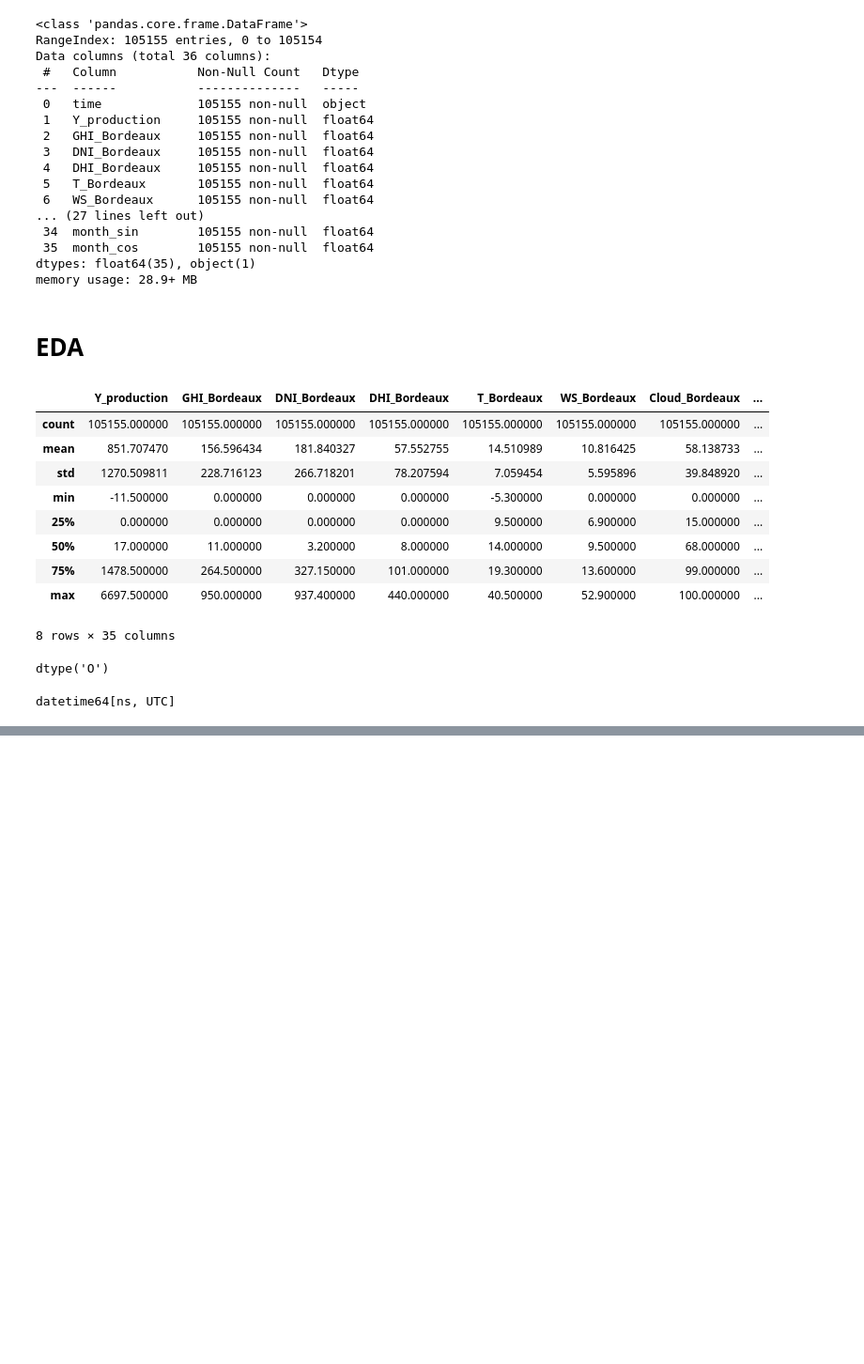
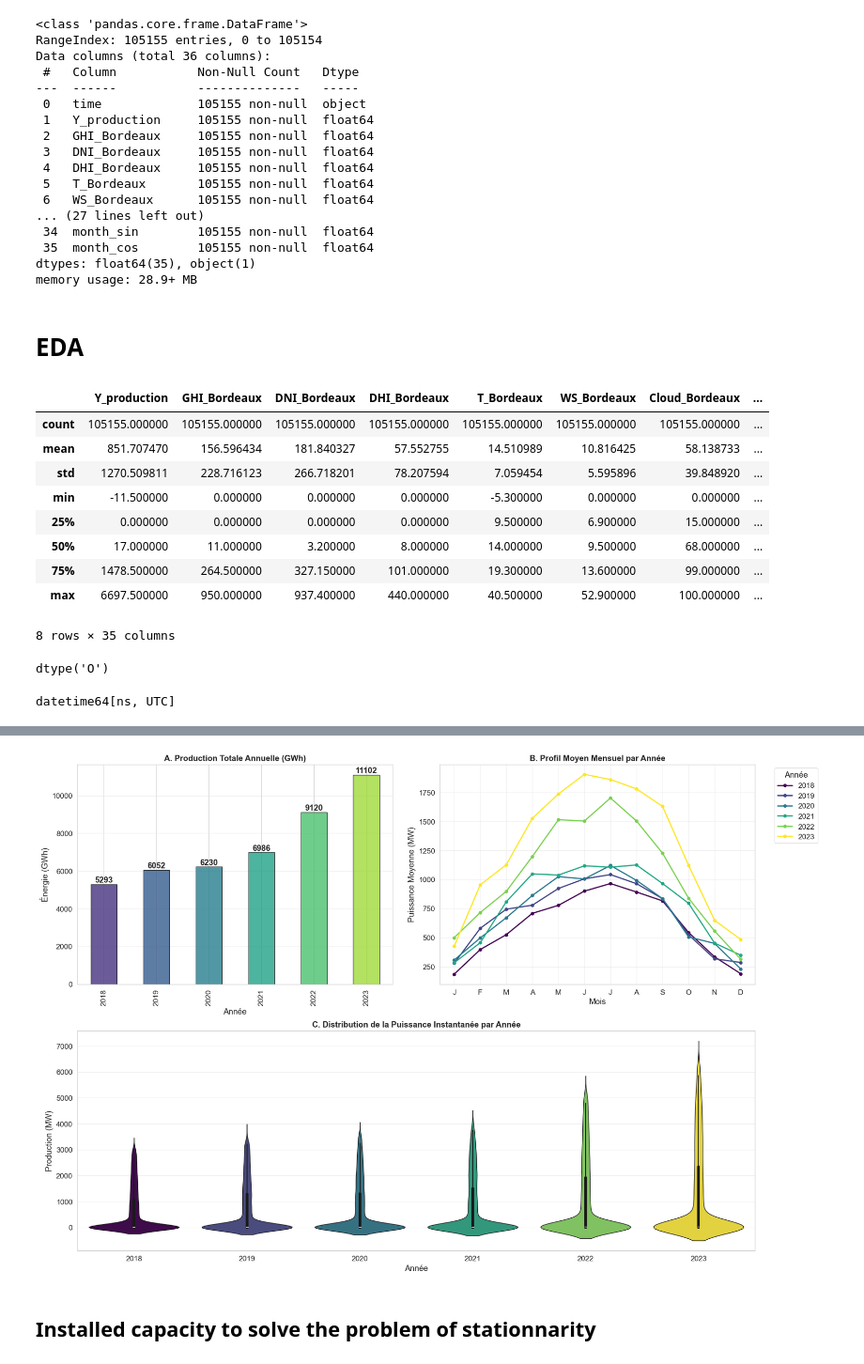
Before and after one commit to IshaghCheikh/PythonProject, a Jupyter notebook: main.ipynb, the cells around one changed output, grey strips where cells are left out. Shown at 94% size. Cells and saved outputs as stored; diff of their text form; code cells hidden in the pictures; blank space fills up the shorter version.

```diff
--- a/main.ipynb
+++ b/main.ipynb
@@ -81,0 +198,57 @@ Name: time, Length: 105155, dtype: datetime64[ns, UTC]
+# %%
+# Préparation des données agrégées
+df['year'] = df.index.year
+df['month'] = df.index.month
+
+# --- 1. Calcul de l'Énergie Totale (Intégration) ---
+# Attention aux unités : On a des MW toutes les 30 min.
+# Énergie (MWh) = Puissance (MW) * Temps (0.5 h)
+annual_energy = df.groupby('year')['Y_production'].sum() * 0.5 / 1000 # Conversion en GWh
+
+# --- 2. Comparaison des Profils Moyens Mensuels ---
+monthly_profile = df.groupby(['year', 'month'])['Y_production'].mean().unstack(level=0)
+
+# --- VISUALISATION ---
+fig = plt.figure(figsize=(18, 12), constrained_layout=True)
+gs = fig.add_gridspec(2, 2)
+
+# Graphique A : Tendance de l'Énergie Produite (Bar Chart)
+ax1 = fig.add_subplot(gs[0, 0])
+colors = sns.color_palette("viridis", len(annual_energy))
+annual_energy.plot(kind='bar', ax=ax1, color=colors, edgecolor='black', alpha=0.8)
+ax1.set_title("A. Production Totale Annuelle (GWh)", fontweight='bold')
+ax1.set_ylabel("Énergie (GWh)")
+ax1.set_xlabel("Année")
+ax1.grid(axis='y', alpha=0.3)
+# Ajout des valeurs sur les barres
+for i, v in enumerate(annual_energy):
+    ax1.text(i, v + 100, f"{int(v)}", ha='center', fontweight='bold')
+
+# Graphique B : Comparaison des Saisons (Line Plot)
+ax2 = fig.add_subplot(gs[0, 1])
+monthly_profile.plot(ax=ax2, marker='o', linewidth=2, cmap='viridis')
+ax2.set_title("B. Profil Moyen Mensuel par Année", fontweight='bold')
+ax2.set_ylabel("Puissance Moyenne (MW)")
+ax2.set_xlabel("Mois")
+ax2.legend(title='Année', bbox_to_anchor=(1.05, 1), loc='upper left')
+ax2.set_xticks(range(1, 13))
+ax2.set_xticklabels(['J', 'F', 'M', 'A', 'M', 'J', 'J', 'A', 'S', 'O', 'N', 'D'])
+ax2.grid(True, alpha=0.3)
+
+# Graphique C : Distribution de la Puissance (Violin Plot)
+# Permet de voir l'augmentation de la capacité installée (les pics montent)
+ax3 = fig.add_subplot(gs[1, :]) # Prend toute la largeur du bas
+sns.violinplot(data=df, x='year', y='Y_production', ax=ax3, palette="viridis", hue='year', legend=False)
+ax3.set_title("C. Distribution de la Puissance Instantanée par Année", fontweight='bold')
+ax3.set_ylabel("Production (MW)")
+ax3.set_xlabel("Année")
+ax3.grid(axis='y', alpha=0.3)
+
+plt.show()
+
+# Nettoyage des colonnes temporaires
+df.drop(columns=['year', 'month'], inplace=True)
+# %% [output]
+[figure, added]
+# %% [markdown]
+## Installed capacity to solve the problem of stationnarity
```
Also changed, not shown: parts of 13 cells of this notebook.
